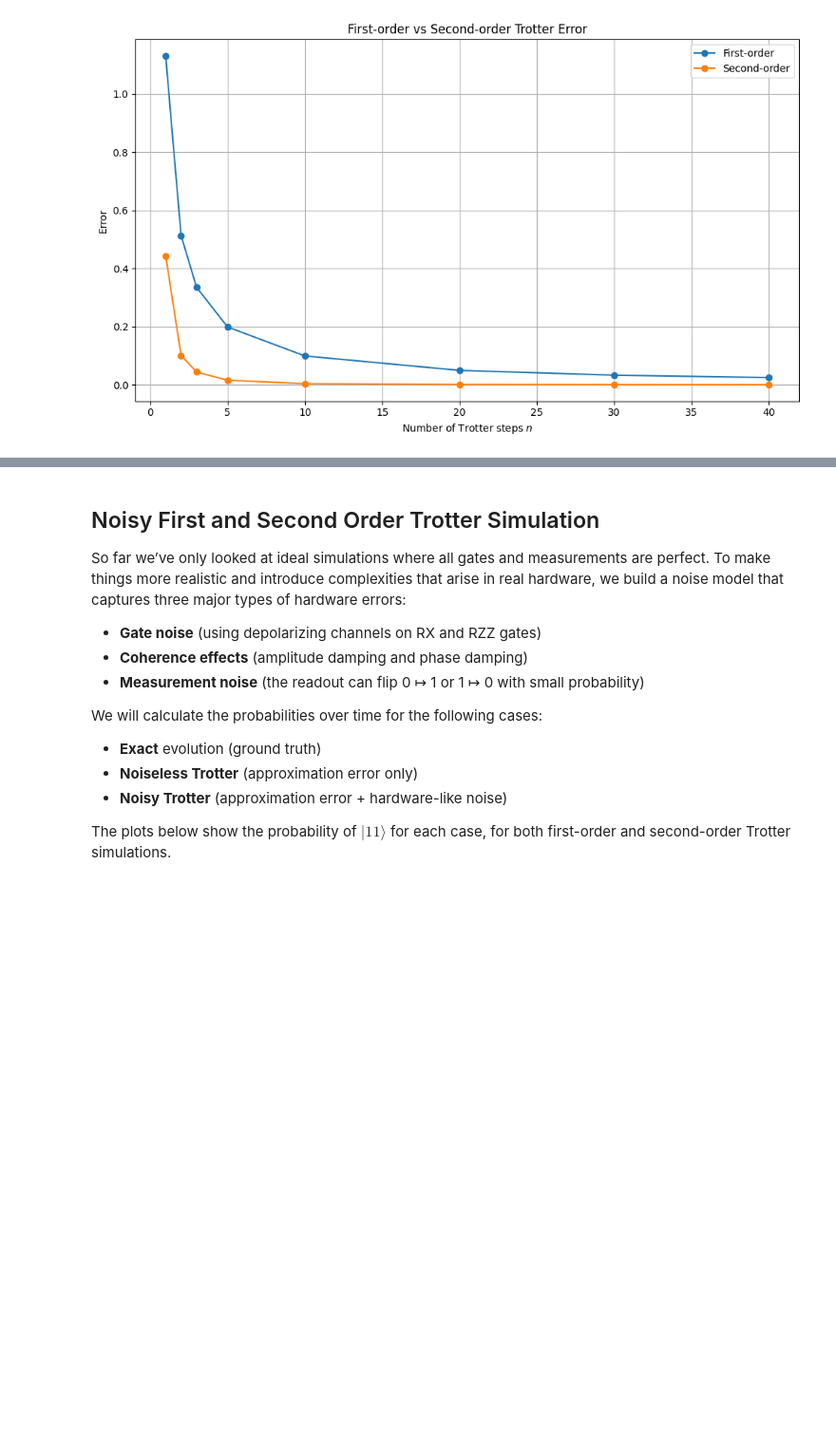
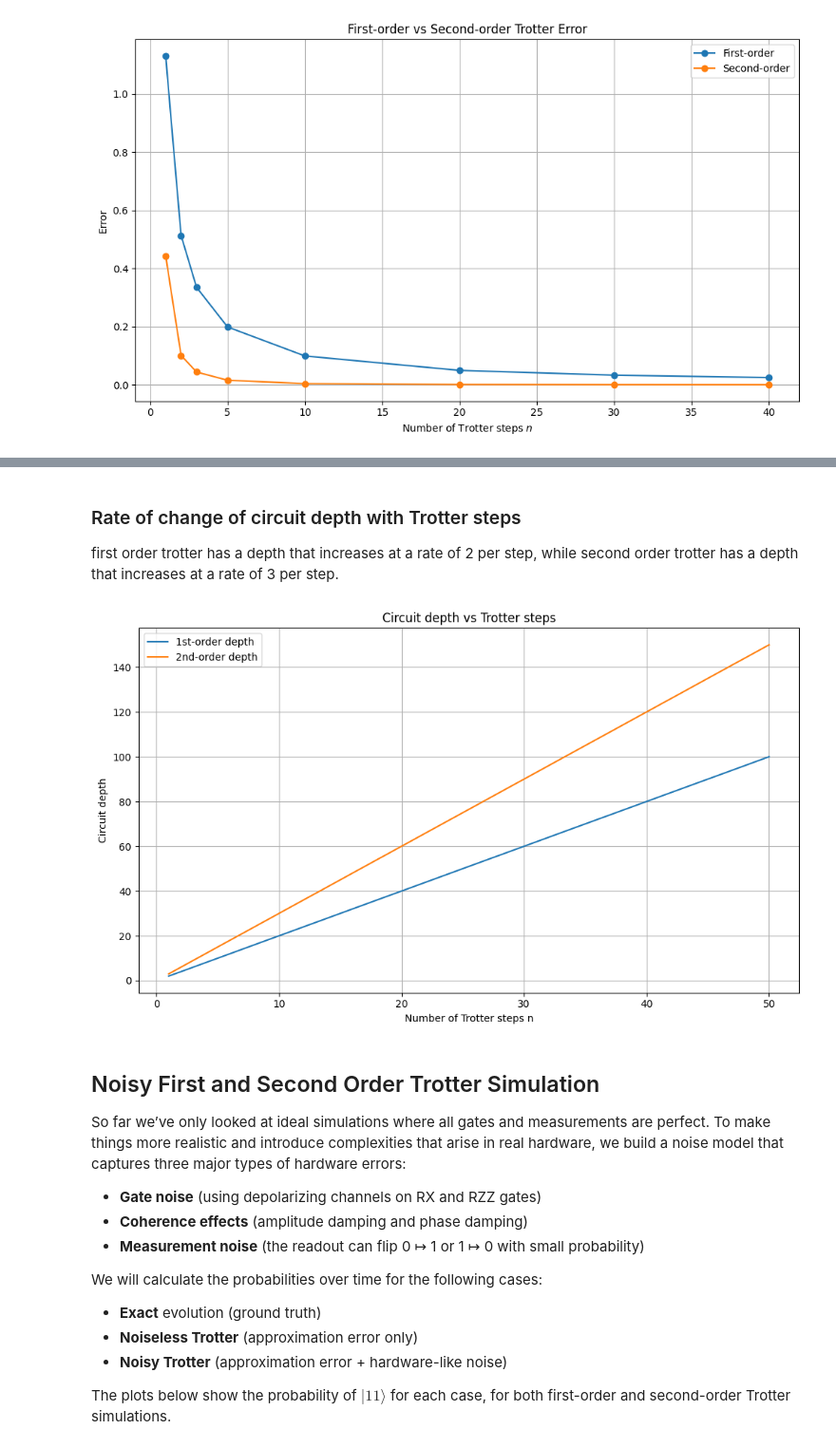
Before and after one commit to misha-ir/quantum-simulation-and-noise-analysis, a Jupyter notebook: phase_two.ipynb, the cells around one changed output, grey strips where cells are left out. Shown at 95% size. Cells and saved outputs as stored; diff of their text form; code cells hidden in the pictures; blank space fills up the shorter version.

```diff
--- a/phase_two.ipynb
+++ b/phase_two.ipynb
@@ -681,3 +782,38 @@ plt.show()
+# %% [markdown]
+### Rate of change of circuit depth with Trotter steps
+first order trotter has a depth that increases at a rate of 2 per step, while second order trotter has a depth that increases at a rate of 3 per step.
+# %%
+# Circuit complexity vs Trotter steps
+
+J_complex = 1.0
+Omega_complex = 1.0
+t_total = 5.0
+n_steps_list = list(range(1, 51))
+
+depths_1 = []
+depths_2 = []
+
+for n in n_steps_list:
+    # First-order circuit
+    trotter1_circuit = trotter_circuit_first_order(J_complex, Omega_complex, t_total, n)
+    depths_1.append(trotter1_circuit.depth())
+
+    # Second-order circuit
+    trotter2_circuit = trotter_circuit_second_order(J_complex, Omega_complex, t_total, n)
+    depths_2.append(trotter2_circuit.depth())
+
+plt.figure(figsize=(10, 6))
+plt.plot(n_steps_list, depths_1, label="1st-order depth")
+plt.plot(n_steps_list, depths_2, label="2nd-order depth")
+plt.xlabel("Number of Trotter steps n")
+plt.ylabel("Circuit depth")
+plt.title("Circuit depth vs Trotter steps")
+plt.grid(True)
+plt.legend()
+plt.tight_layout()
+plt.show()
+# %% [output]
+[figure, added]
 # %% [markdown]
 ## Noisy First and Second Order Trotter Simulation
 
```
Also changed, not shown: parts of 8 cells of this notebook.
